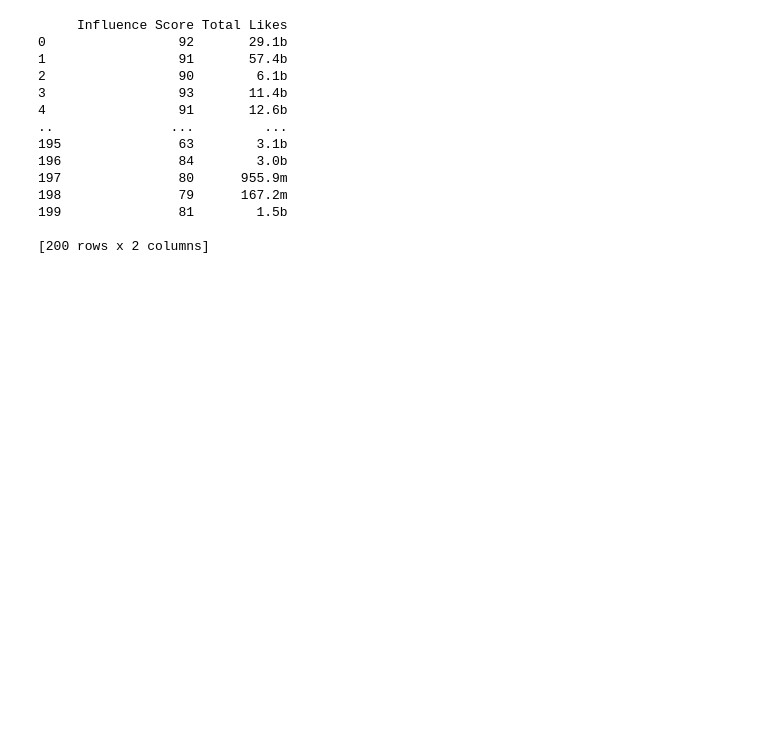
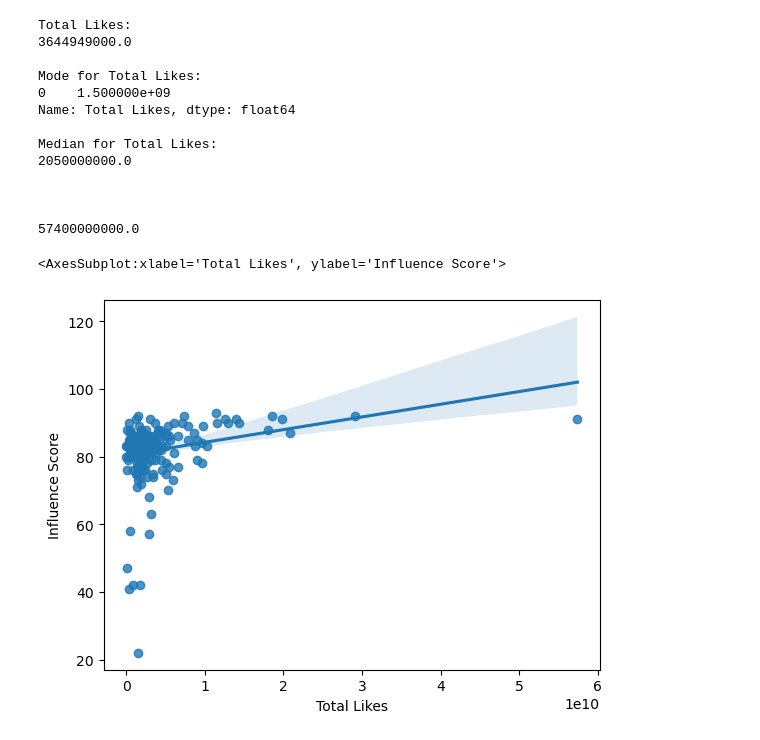
Before and after one commit to adriancabalo/CCIC_DS1, a Jupyter notebook: DS1 Influencer Project.ipynb, the cells around one changed output. Cells and saved outputs as stored; diff of their text form; code cells hidden in the pictures; blank space fills up the shorter version.

```diff
--- a/DS1 Influencer Project.ipynb
+++ b/DS1 Influencer Project.ipynb
@@ -86,24 +109,41 @@ q2 = df.drop(labels = ['Rank','Channel Info', 'Followers','Posts','60-Day Eng Ra
 # %%
 #total number of likes an influencer has and their influence score?
 
 q3 = df.drop(labels = ['Rank','Channel Info', 'Followers','Posts','60-Day Eng Rate','New Post Avg. Likes','Avg. Likes','Country Or Region'],axis=1)
 
-print(q3)
+mapping = dict(k='E3', m='E6', b='E9')
+
+q3['Total Likes'] = pd.to_numeric(q3['Total Likes'].replace(mapping, regex=True))
+
+
+print("Total Likes: ")
+print(q3['Total Likes'].mean(), "\n")
+print("Mode for Total Likes: ")
+print(q3['Total Likes'].mode(),"\n")
+print("Median for Total Likes: ")
+print(q3['Total Likes'].median(),"\n\n\n")
+
+print(q3['Total Likes'].max())
+
+
+sns.regplot(x = 'Total Likes', y = 'Influence Score', data = q3)
+# print(q3)
 # %% [output]
-     Influence Score Total Likes
-0                 92       29.1b
-1                 91       57.4b
-2                 90        6.1b
-3                 93       11.4b
-4                 91       12.6b
-..               ...         ...
-195               63        3.1b
-196               84        3.0b
-197               80      955.9m
-198               79      167.2m
-199               81        1.5b
+Total Likes:
+3644949000.0
 
-[200 rows x 2 columns]
+Mode for Total Likes:
+0    1.500000e+09
+Name: Total Likes, dtype: float64
+
+Median for Total Likes:
+2050000000.0
+
+
+
+57400000000.0
+<AxesSubplot:xlabel='Total Likes', ylabel='Influence Score'>
+[figure, added]
 # %%
 #number of posts an influencer has made and their influence score?
 
```
Also changed, not shown: parts of 5 cells of this notebook.
